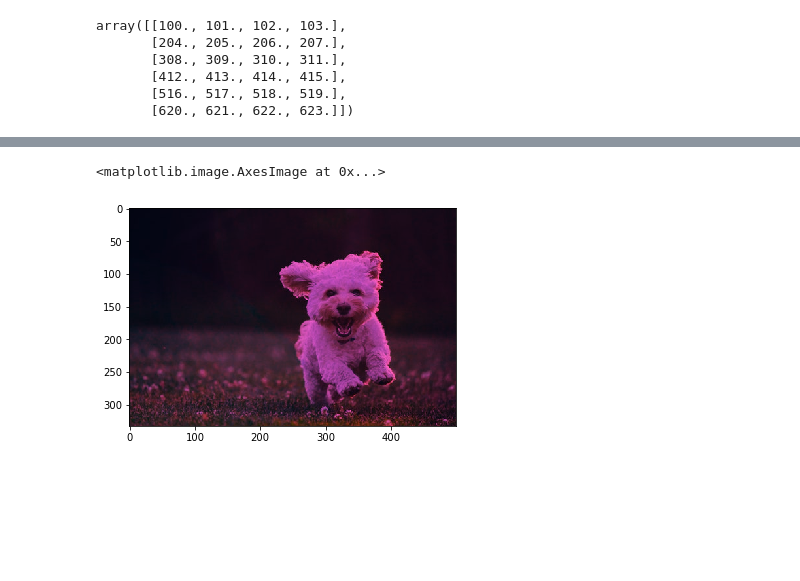
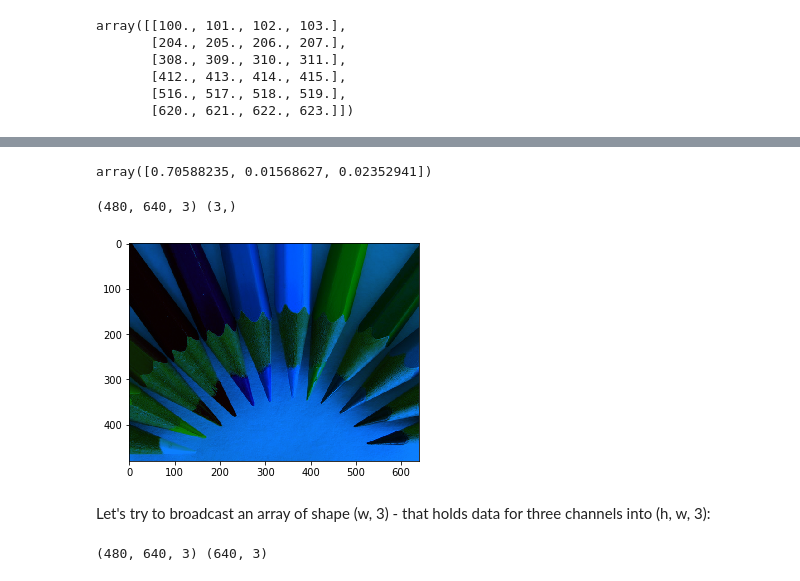
Before and after one commit to nonZero/learn-numpy, a Jupyter notebook: 031-broadcasting.ipynb, the cells around one changed output, grey strips where cells are left out. Drawn from its saved outputs; the diff is of its cells as text; code cells hidden in the pictures; blank space fills up the shorter version.

```diff
--- a/031-broadcasting.ipynb
+++ b/031-broadcasting.ipynb
@@ -82,6 +118,25 @@ imshow(m * v / v.max())
-# %%
-v = np.array([5, 2, 4])
-imshow(m * v / v.max())
-# %% [output]
-<matplotlib.image.AxesImage at 0x...>
-[figure, removed]
+# %%
+pic[0,0]
+# %% [output]
+array([0.70588235, 0.01568627, 0.02352941])
+# %%
+v1 = np.array([0.1, 1, 2])
+print(pic.shape, v1.shape)
+# %% [output]
+(480, 640, 3) (3,)
+# %%
+imshow(pic * v1 / 2);
+# %% [output]
+[figure, added]
+# %% [markdown]
+Let's try to broadcast an array of shape (w, 3) - that holds data for three channels into (h, w, 3):
+# %%
+width = pic.shape[1]
+v2 = np.dstack([
+    linspace(0, 1, width),
+    linspace(1, 0, width),
+    sin(linspace(0,pi, width)),
+])[0]
+print(pic.shape, v2.shape)
+# %% [output]
+(480, 640, 3) (640, 3)
```
Also changed, not shown: parts of 19 cells of this notebook.
